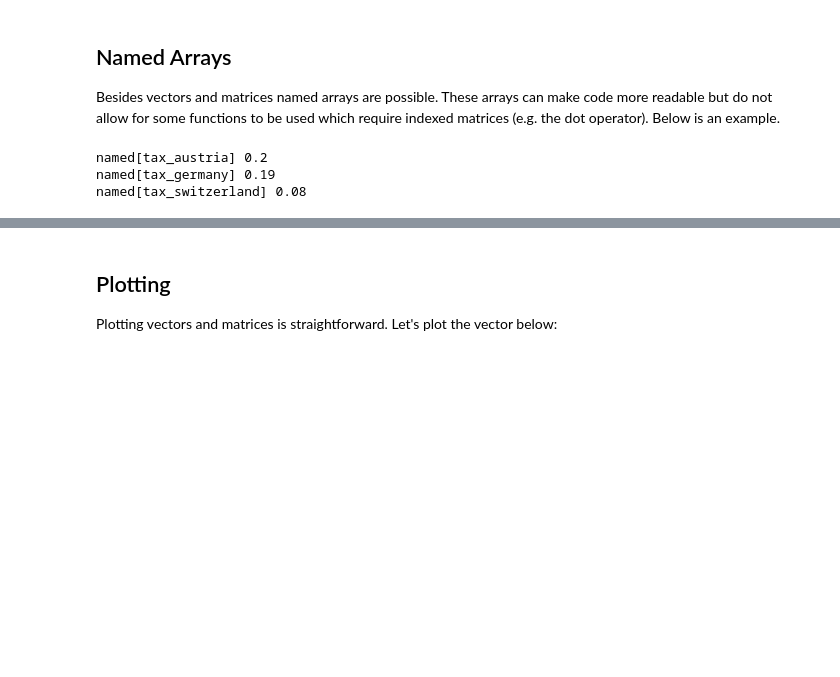
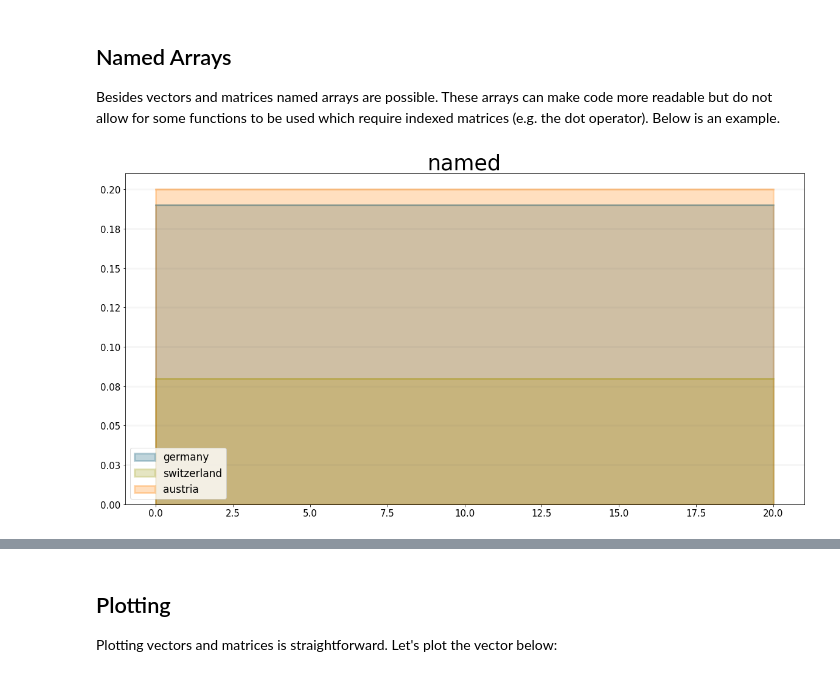
Before and after one commit to transentis/bptk_py, a Jupyter notebook: arrayed.ipynb, the cells around one changed output, grey strips where cells are left out. Saved outputs shown, nothing was run; the diff lists cells and outputs as text; code cells hidden in the pictures; blank space fills up the shorter version.

```diff
--- a/arrayed.ipynb
+++ b/arrayed.ipynb
@@ -40,20 +40,10 @@ data[rank.name][1]
 # %% [markdown]
 ## Named Arrays
 Besides vectors and matrices named arrays are possible. These arrays can make code more readable but do not allow for some functions to be used which require indexed matrices (e.g. the dot operator). Below is an example.
-# %%
-named = model.converter("named")
-named["tax_germany"] = 0.19
-named["tax_switzerland"] = 0.08
-named["tax_austria"] = 0.20
-
-# todo: this does not work yet
-data = named.plot(return_df=True)
-#data[named.name]["tax_germany"]
-
-print(data[named.name].iloc[0].columns[0], data[named.name].iloc[0].values[0][0])
-print(data[named.name].iloc[1].columns[0], data[named.name].iloc[1].values[0][0])
-print(data[named.name].iloc[2].columns[0], data[named.name].iloc[2].values[0][0])
-# %% [output]
-named[tax_austria] 0.2
-named[tax_germany] 0.19
-named[tax_switzerland] 0.08
+# %%
+named = model.converter("named")
+named.setup_named_vector({"germany": 0.19, "switzerland": 0.08, "austria": 0.20})
+
+named.plot()
+# %% [output]
+[figure, added]
```
Also changed, not shown: parts of 12 cells of this notebook, 1 other file.
